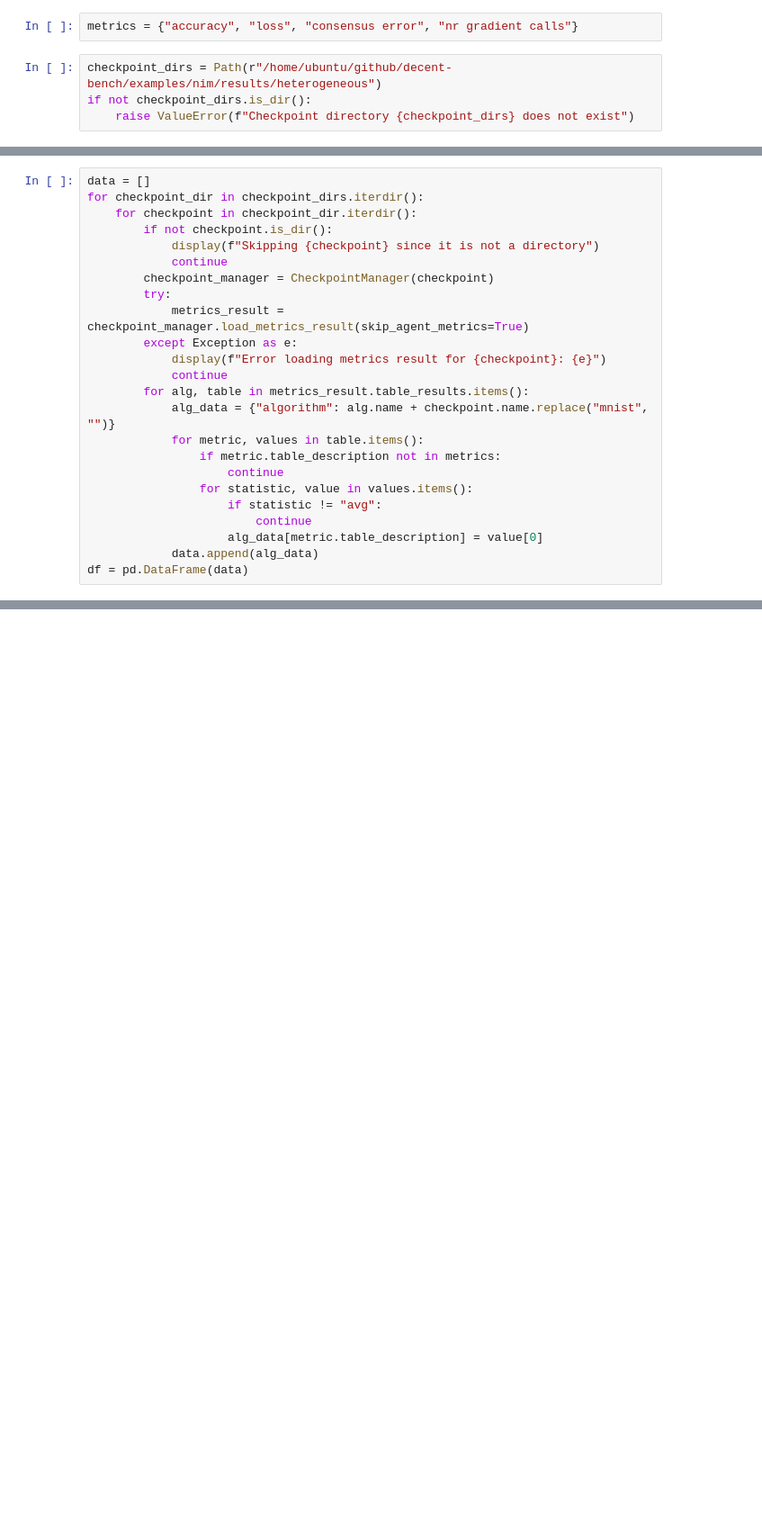
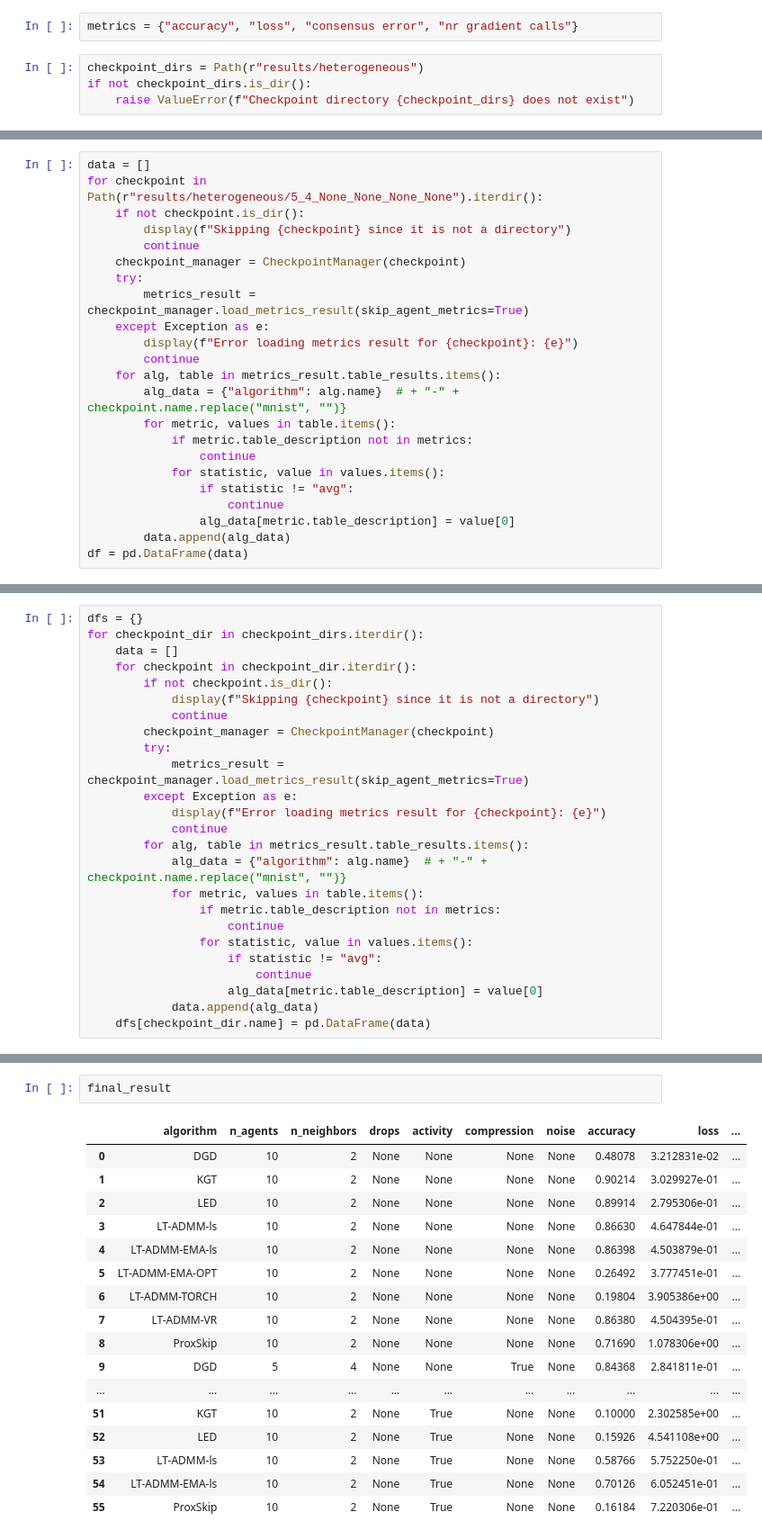
Before and after one commit to team-decent/decent-bench, a Jupyter notebook: examples/nim/compare_results.ipynb, the cells around one changed output, grey strips where cells are left out. Shown at 90% size. Cells and saved outputs as stored; diff of their text form; blank space fills up the shorter version.

```diff
--- a/examples/nim/compare_results.ipynb
+++ b/examples/nim/compare_results.ipynb
@@ -6,6 +6,6 @@ from decent_bench.utils.checkpoint_manager import CheckpointManager
 # %%
 metrics = {"accuracy", "loss", "consensus error", "nr gradient calls"}
 # %%
-checkpoint_dirs = Path(r"/home/ubuntu/github/decent-bench/examples/nim/results/heterogeneous")
+checkpoint_dirs = Path(r"results/heterogeneous")
 if not checkpoint_dirs.is_dir():
     raise ValueError(f"Checkpoint directory {checkpoint_dirs} does not exist")
@@ -11,0 +14,23 @@ if not checkpoint_dirs.is_dir():
+# %%
+data = []
+for checkpoint in Path(r"results/heterogeneous/5_4_None_None_None_None").iterdir():
+    if not checkpoint.is_dir():
+        display(f"Skipping {checkpoint} since it is not a directory")
+        continue
+    checkpoint_manager = CheckpointManager(checkpoint)
+    try:
+        metrics_result = checkpoint_manager.load_metrics_result(skip_agent_metrics=True)
+    except Exception as e:
+        display(f"Error loading metrics result for {checkpoint}: {e}")
+        continue
+    for alg, table in metrics_result.table_results.items():
+        alg_data = {"algorithm": alg.name}  # + "-" + checkpoint.name.replace("mnist", "")}
+        for metric, values in table.items():
+            if metric.table_description not in metrics:
+                continue
+            for statistic, value in values.items():
+                if statistic != "avg":
+                    continue
+                alg_data[metric.table_description] = value[0]
+        data.append(alg_data)
+df = pd.DataFrame(data)
@@ -12,6 +39,7 @@ if not checkpoint_dirs.is_dir():
 # %%
-data = []
+dfs = {}
 for checkpoint_dir in checkpoint_dirs.iterdir():
+    data = []
     for checkpoint in checkpoint_dir.iterdir():
         if not checkpoint.is_dir():
             display(f"Skipping {checkpoint} since it is not a directory")
@@ -23,7 +51,7 @@ for checkpoint_dir in checkpoint_dirs.iterdir():
             display(f"Error loading metrics result for {checkpoint}: {e}")
             continue
         for alg, table in metrics_result.table_results.items():
-            alg_data = {"algorithm": alg.name + checkpoint.name.replace("mnist", "")}
+            alg_data = {"algorithm": alg.name}  # + "-" + checkpoint.name.replace("mnist", "")}
             for metric, values in table.items():
                 if metric.table_description not in metrics:
                     continue
@@ -32,4 +60,4 @@ for checkpoint_dir in checkpoint_dirs.iterdir():
                         continue
                     alg_data[metric.table_description] = value[0]
             data.append(alg_data)
-df = pd.DataFrame(data)
+    dfs[checkpoint_dir.name] = pd.DataFrame(data)
@@ -51,0 +140,20 @@ df
+# %%
+final_result
+# %% [output]
+|  | algorithm | n_agents | n_neighbors | drops | activity | compression | noise | accuracy | loss | ... |
+| 0 | DGD | 10 | 2 | None | None | None | None | 0.48078 | 3.212831e-02 | ... |
+| 1 | KGT | 10 | 2 | None | None | None | None | 0.90214 | 3.029927e-01 | ... |
+| 2 | LED | 10 | 2 | None | None | None | None | 0.89914 | 2.795306e-01 | ... |
+| 3 | LT-ADMM-ls | 10 | 2 | None | None | None | None | 0.86630 | 4.647844e-01 | ... |
+| 4 | LT-ADMM-EMA-ls | 10 | 2 | None | None | None | None | 0.86398 | 4.503879e-01 | ... |
+| 5 | LT-ADMM-EMA-OPT | 10 | 2 | None | None | None | None | 0.26492 | 3.777451e-01 | ... |
+| 6 | LT-ADMM-TORCH | 10 | 2 | None | None | None | None | 0.19804 | 3.905386e+00 | ... |
+| 7 | LT-ADMM-VR | 10 | 2 | None | None | None | None | 0.86380 | 4.504395e-01 | ... |
+| 8 | ProxSkip | 10 | 2 | None | None | None | None | 0.71690 | 1.078306e+00 | ... |
+| 9 | DGD | 5 | 4 | None | None | True | None | 0.84368 | 2.841811e-01 | ... |
+| ... | ... | ... | ... | ... | ... | ... | ... | ... | ... | ... |
+| 51 | KGT | 10 | 2 | None | True | None | None | 0.10000 | 2.302585e+00 | ... |
+| 52 | LED | 10 | 2 | None | True | None | None | 0.15926 | 4.541108e+00 | ... |
+| 53 | LT-ADMM-ls | 10 | 2 | None | True | None | None | 0.58766 | 5.752250e-01 | ... |
+| 54 | LT-ADMM-EMA-ls | 10 | 2 | None | True | None | None | 0.70126 | 6.052451e-01 | ... |
+| 55 | ProxSkip | 10 | 2 | None | True | None | None | 0.16184 | 7.220306e-01 | ... |
```
Also changed, not shown: parts of 6 cells of this notebook, 13 other files.
